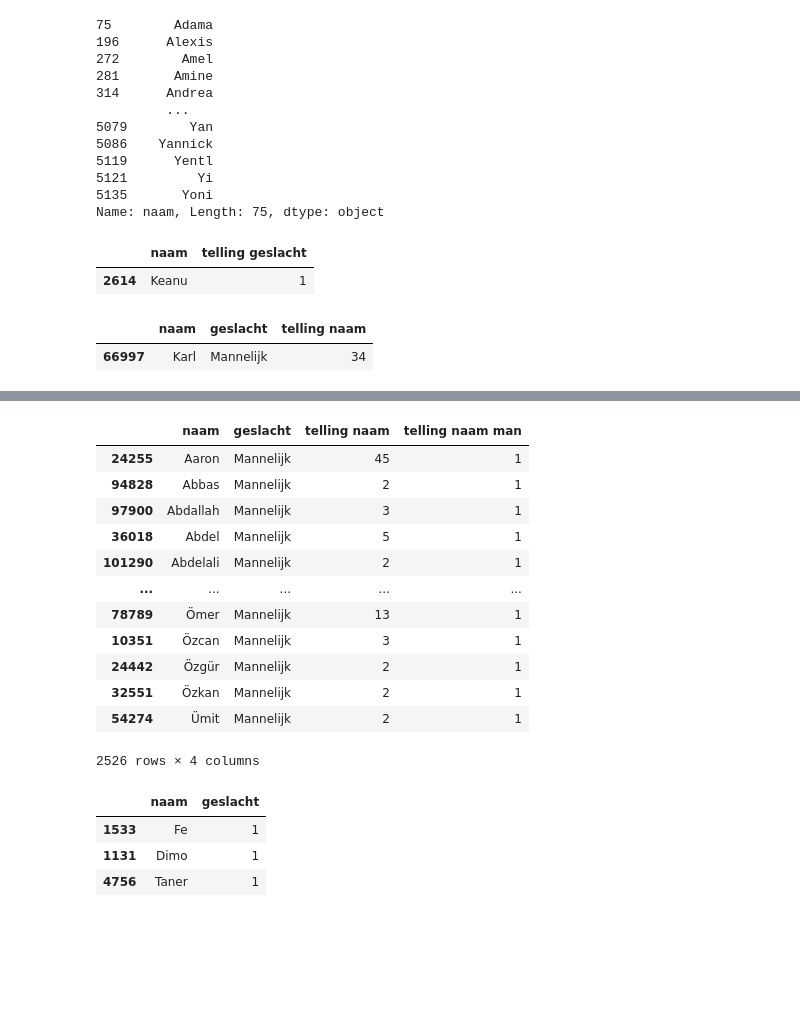
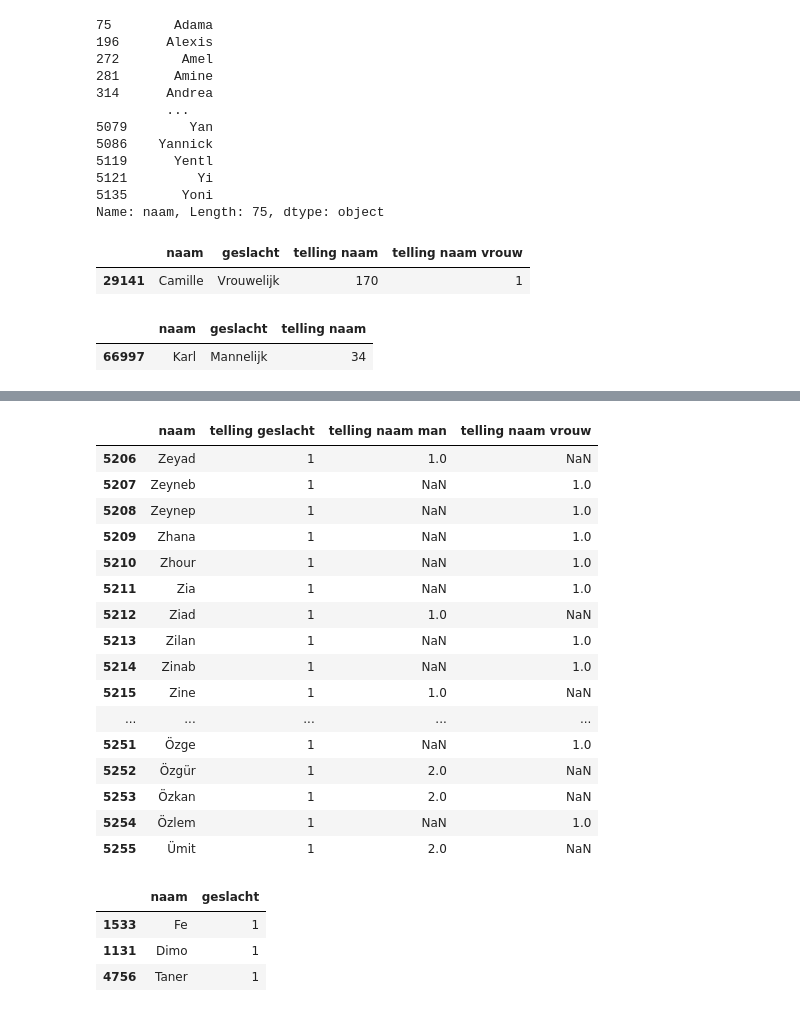
Before and after one commit to cdieltje/ExamenSyntra, a Jupyter notebook: notebooks/examen_deel2.ipynb, the cells around one changed output, grey strips where cells are left out. Drawn from its saved outputs; the diff is of its cells as text; code cells hidden in the pictures; blank space fills up the shorter version.

```diff
--- a/notebooks/examen_deel2.ipynb
+++ b/notebooks/examen_deel2.ipynb
@@ -183,10 +183,10 @@ Populairse echte unisex naam in het algemeen: Dominique
 5135       Yoni
 Name: naam, Length: 75, dtype: object
 # %%
-df_names_unique.sample()
+df_name_occurences_f.sample()
 # %% [output]
-|  | naam | telling geslacht |
-| 2614 | Keanu | 1 |
+|  | naam | geslacht | telling naam | telling naam vrouw |
+| 29141 | Camille | Vrouwelijk | 170 | 1 |
 # %%
 df_name_occurences_m.sample()
 # %% [output]
@@ -206,51 +206,55 @@ df_name_occurences_f = df_name_occurences_f.sort_values(by='naam').drop_duplicat
 # calculate occurence of the names for the two df's
 df_name_occurences_m['telling naam man'] = (df_name_occurences_m.groupby('naam')['naam'].transform('count'))
 df_name_occurences_f['telling naam vrouw'] = (df_name_occurences_f.groupby('naam')['naam'].transform('count'))
 
 
 # join df_unisex_names with two gender df's to get the numbers in two extra columns
 df_name_extra = (pd.merge(df_names_unique, df_name_occurences_m[['naam','telling naam']], on='naam', how='left')
                  .rename(columns={
                  #     'telling naam_x':'telling allen',
                      'telling naam':'telling naam man'})
                 )
 
 df_name_extra = (pd.merge(df_name_extra, df_name_occurences_f[['naam','telling naam vrouw']], on='naam', how='left')
-                 # .rename(columns={
+                 .rename(columns={
                      # 'telling naam_x':'telling allen',
-                     # 'telling naam':'telling naam vrouw',
+                     'telling naam':'telling naam vrouw',
                      # 'geslacht_y': 'geslacht'
-                 # })
+                 })
                 )
 
-# df_name_extra.tail(50)
+df_name_extra.tail(50)
 
-df_name_occurences_m
+# df_name_occurences_f
 
 # # # # Add columns share of 'telling vrouw' divided by 'telling man' and vice versa
 # df_name_extra['telling vrouw / telling man'] = df_name_extra['telling naam vrouw'] / df_name_extra['telling naam man']
 # df_name_extra['telling man / telling vrouw'] = df_name_extra['telling naam man'] / df_name_extra['telling naam vrouw']
 
 # df_name_extra.sample(50)
 
 # # Make new df_real_unisex that is filtered on both shares < 1.5
 # # Mind this df has two rows for every names
 # df_real_unisex = df_name_extra[(df_name_extra['telling vrouw / telling man'] <= 1.5)] #& (df_name_extra['telling man / telling vrouw'] <= 1.5)]
 # df_real_unisex
 # %% [output]
-|  | naam | geslacht | telling naam | telling naam man |
-| 24255 | Aaron | Mannelijk | 45 | 1 |
-| 94828 | Abbas | Mannelijk | 2 | 1 |
-| 97900 | Abdallah | Mannelijk | 3 | 1 |
-| 36018 | Abdel | Mannelijk | 5 | 1 |
-| 101290 | Abdelali | Mannelijk | 2 | 1 |
+|  | naam | telling geslacht | telling naam man | telling naam vrouw |
+| 5206 | Zeyad | 1 | 1.0 | NaN |
+| 5207 | Zeyneb | 1 | NaN | 1.0 |
+| 5208 | Zeynep | 1 | NaN | 1.0 |
+| 5209 | Zhana | 1 | NaN | 1.0 |
+| 5210 | Zhour | 1 | NaN | 1.0 |
+| 5211 | Zia | 1 | NaN | 1.0 |
+| 5212 | Ziad | 1 | 1.0 | NaN |
+| 5213 | Zilan | 1 | NaN | 1.0 |
+| 5214 | Zinab | 1 | NaN | 1.0 |
+| 5215 | Zine | 1 | 1.0 | NaN |
 | ... | ... | ... | ... | ... |
-| 78789 | Ömer | Mannelijk | 13 | 1 |
-| 10351 | Özcan | Mannelijk | 3 | 1 |
-| 24442 | Özgür | Mannelijk | 2 | 1 |
-| 32551 | Özkan | Mannelijk | 2 | 1 |
-| 54274 | Ümit | Mannelijk | 2 | 1 |
+| 5251 | Özge | 1 | NaN | 1.0 |
+| 5252 | Özgür | 1 | 2.0 | NaN |
+| 5253 | Özkan | 1 | 2.0 | NaN |
+| 5254 | Özlem | 1 | NaN | 1.0 |
+| 5255 | Ümit | 1 | 2.0 | NaN |
-2526 rows × 4 columns
 # %%
 df_names_unique.sample(3)
 # %% [output]
```
